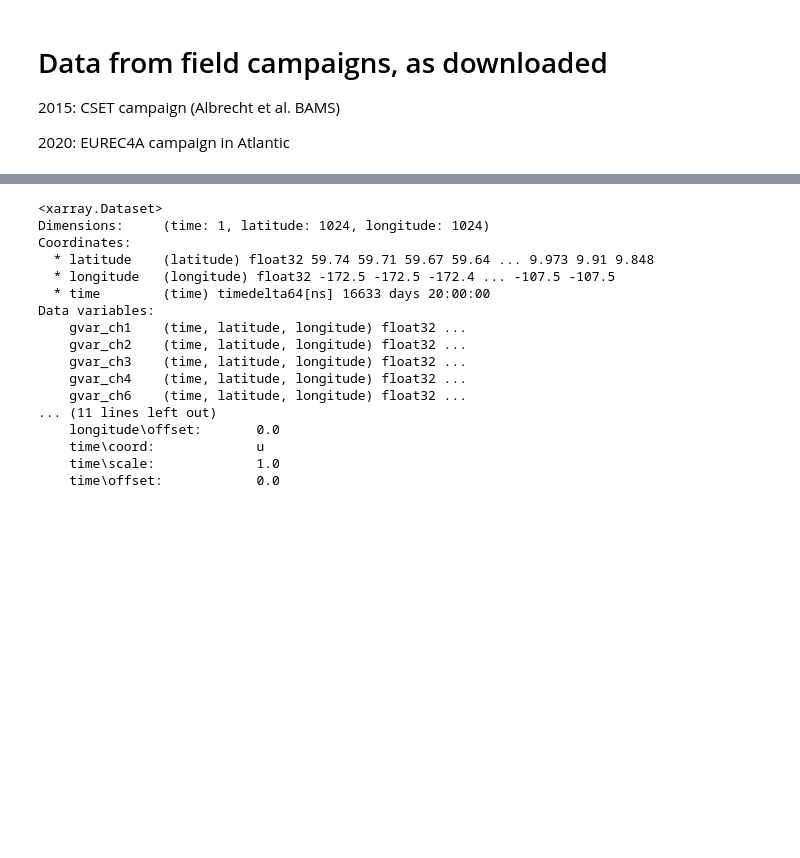
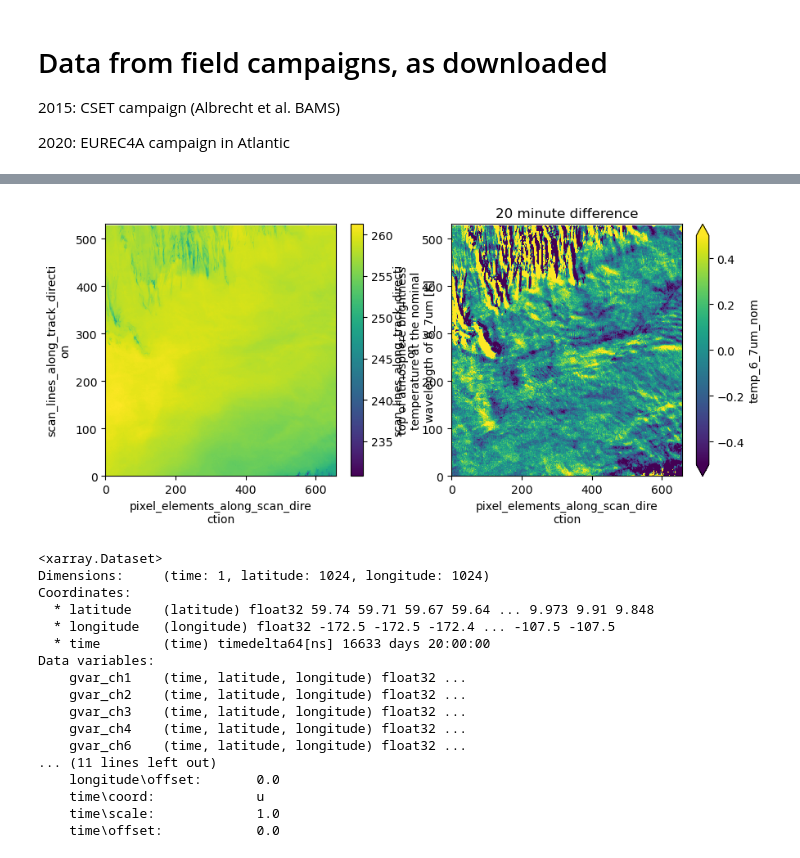
Before and after one commit to brianmapes/stratocu_waves, a Jupyter notebook: Fieldcampaign_sat_downloads.ipynb, the cells around one changed output, grey strips where cells are left out. Drawn from its saved outputs; the diff is of its cells as text; code cells hidden in the pictures; blank space fills up the shorter version.

```diff
--- a/Fieldcampaign_sat_downloads.ipynb
+++ b/Fieldcampaign_sat_downloads.ipynb
@@ -32,3 +53,16 @@ g15.2015198.0545.nc g15.2015198.1130.nc g15.2015198.1645.nc
+# %%
+ds2 = xr.open_dataset('/Users/bmapes/Box/scwaves/EUREC4A_SATELLITE/GOES-E/2km_10min/2020_02_02/clavrx_OR_ABI-L1b-RadF-M6C01_G16_s20200330020138_BARBADOS-2KM-FD.level2.nc')
+diff20 = ds2-ds
+# %%
+plt.figure(figsize=(10,4))
+
+plt.subplot(121)
+ds.temp_6_7um_nom.plot();
+plt.subplot(122)
+diff20.temp_6_7um_nom.plot(vmin=-0.5,vmax=0.5);plt.title('20 minute difference');
+#diff10.temp_6_7um_nom.plot.contour(levels=[-1,0,1]);
+# %% [output]
+[figure, added]
 # %%
 ds2015 = xr.open_dataset('/Users/bmapes/Box/scwaves/g15.20150717.5km_folder/g15.2015198.2000.nc')
 ds2015
```
Also changed, not shown: parts of 4 cells of this notebook.
